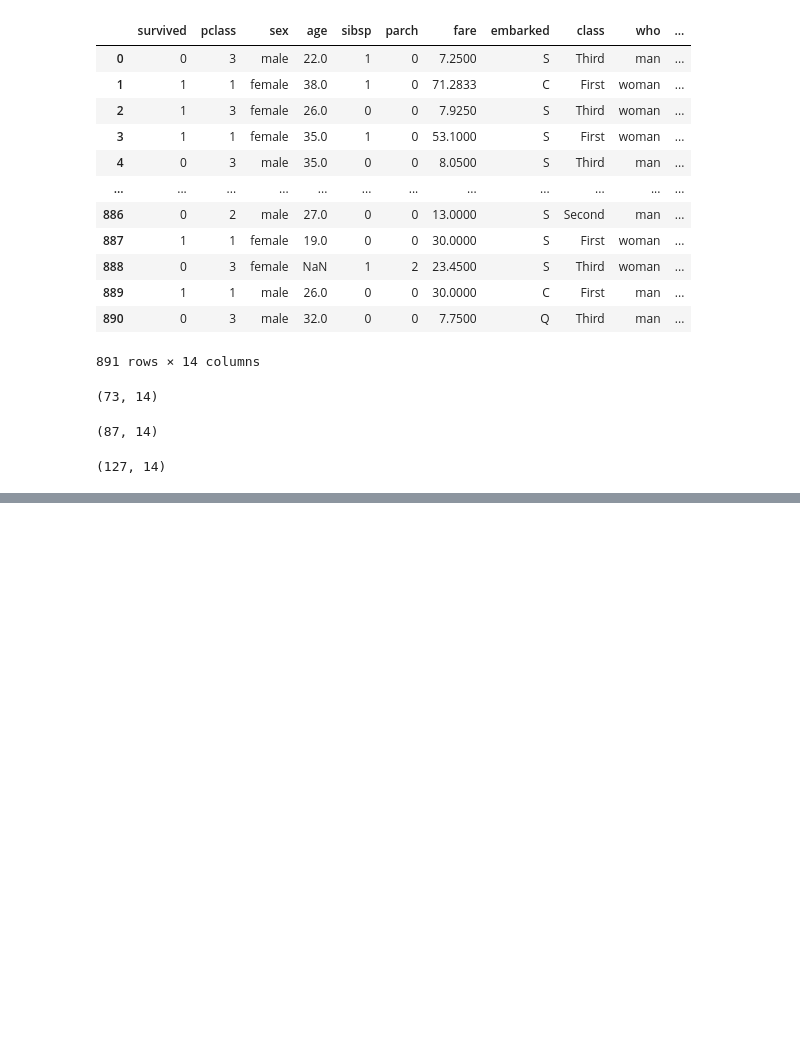
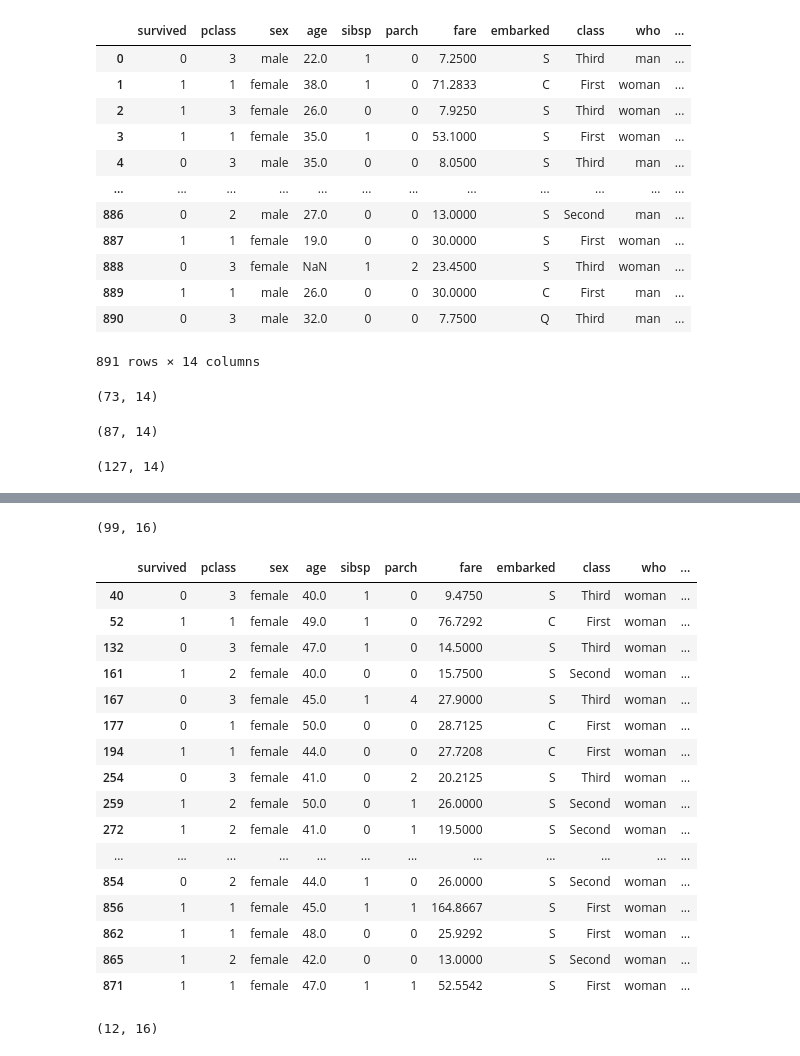
Before and after one commit to danishmeh/Datascience_learn_with_python, a Jupyter notebook: pandas/pandas_practice.ipynb, the cells around one changed output, grey strips where cells are left out. Drawn from its saved outputs; the diff is of its cells as text; code cells hidden in the pictures; blank space fills up the shorter version.

```diff
--- a/pandas/pandas_practice.ipynb
+++ b/pandas/pandas_practice.ipynb
@@ -473,3 +473,5 @@ df[(df['sex']=='female') & (df['fare'] >50)].shape
 df[(df['age']>=18)  & (df['fare'] >=50)].shape
 # %% [output]
 (127, 14)
+# %%
+df = sns.load_dataset('titanic')
@@ -475,0 +582,4 @@ df[(df['age']>=18)  & (df['fare'] >=50)].shape
+# %%
+# square root of age columns
+df['age_sqrt']=df['age'].apply(np.square)
+df.head()
@@ -475,0 +593,4 @@ df[(df['age']>=18)  & (df['fare'] >=50)].shape
+# %%
+# specific column are divided
+df['age_sqrt'] = df['age_sqrt']/100
+df.head()
@@ -475,0 +678,28 @@ df[(df['age']>=18)  & (df['fare'] >=50)].shape
+# %%
+df.query('age >=40').query('age <=50').shape
+# %% [output]
+(99, 16)
+# %%
+df.query('age >=40').query('age <=50').query("sex =='female'")
+# %% [output]
+|  | survived | pclass | sex | age | sibsp | parch | fare | embarked | class | who | ... |
+| 40 | 0 | 3 | female | 40.0 | 1 | 0 | 9.4750 | S | Third | woman | ... |
+| 52 | 1 | 1 | female | 49.0 | 1 | 0 | 76.7292 | C | First | woman | ... |
+| 132 | 0 | 3 | female | 47.0 | 1 | 0 | 14.5000 | S | Third | woman | ... |
+| 161 | 1 | 2 | female | 40.0 | 0 | 0 | 15.7500 | S | Second | woman | ... |
+| 167 | 0 | 3 | female | 45.0 | 1 | 4 | 27.9000 | S | Third | woman | ... |
+| 177 | 0 | 1 | female | 50.0 | 0 | 0 | 28.7125 | C | First | woman | ... |
+| 194 | 1 | 1 | female | 44.0 | 0 | 0 | 27.7208 | C | First | woman | ... |
+| 254 | 0 | 3 | female | 41.0 | 0 | 2 | 20.2125 | S | Third | woman | ... |
+| 259 | 1 | 2 | female | 50.0 | 0 | 1 | 26.0000 | S | Second | woman | ... |
+| 272 | 1 | 2 | female | 41.0 | 0 | 1 | 19.5000 | S | Second | woman | ... |
+| ... | ... | ... | ... | ... | ... | ... | ... | ... | ... | ... | ... |
+| 854 | 0 | 2 | female | 44.0 | 1 | 0 | 26.0000 | S | Second | woman | ... |
+| 856 | 1 | 1 | female | 45.0 | 1 | 1 | 164.8667 | S | First | woman | ... |
+| 862 | 1 | 1 | female | 48.0 | 0 | 0 | 25.9292 | S | First | woman | ... |
+| 865 | 1 | 2 | female | 42.0 | 0 | 0 | 13.0000 | S | Second | woman | ... |
+| 871 | 1 | 1 | female | 47.0 | 1 | 1 | 52.5542 | S | First | woman | ... |
+# %%
+df.query('age >40').query('age <45').query("sex =='female'").shape
+# %% [output]
+(12, 16)
```
Also changed, not shown: parts of 42 cells of this notebook, 2 other files.
